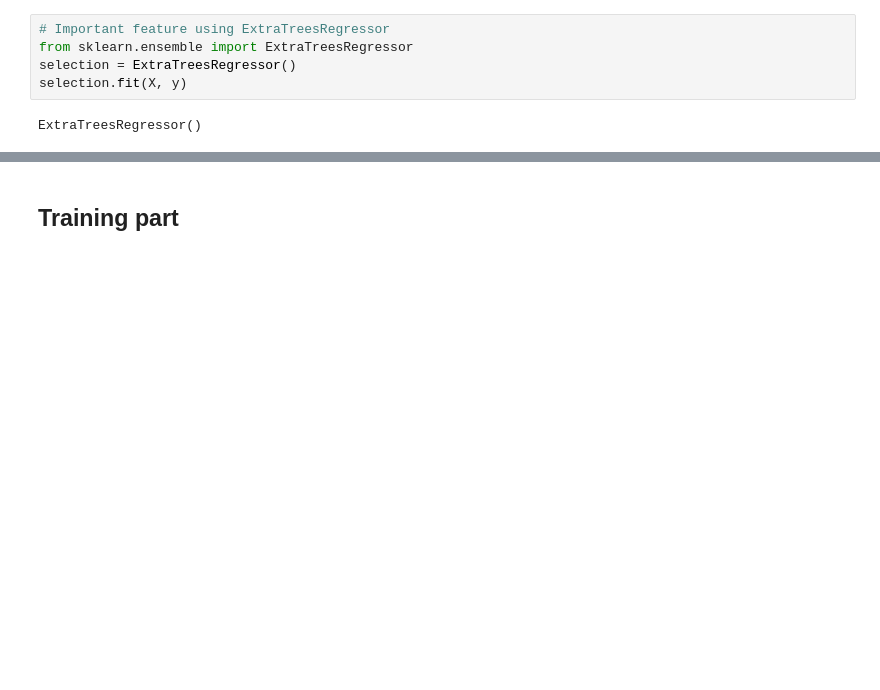
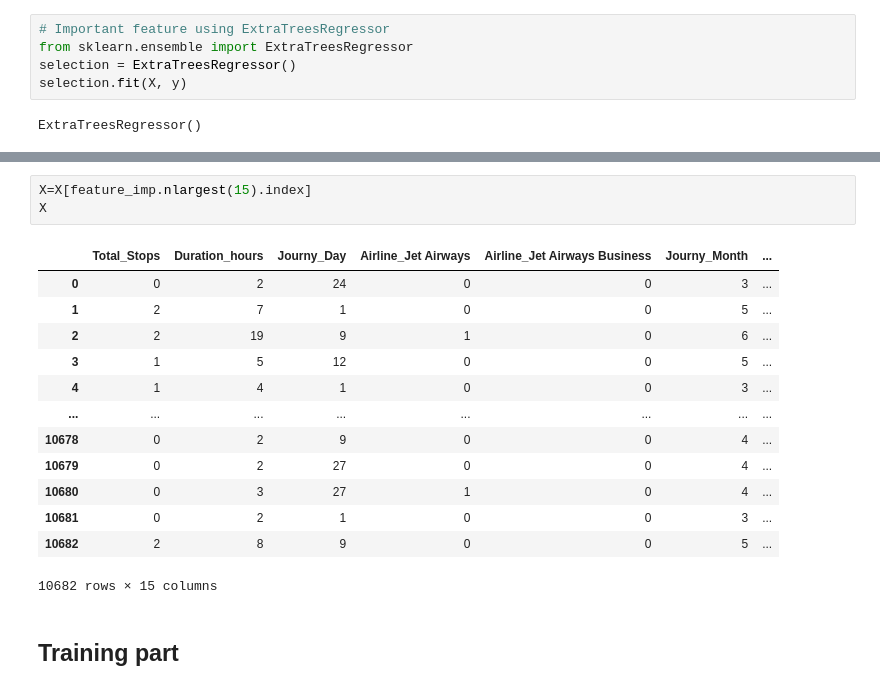
Before and after one commit to nehag312/Flight-Fair-Prediction, a Jupyter notebook: Flight_Fare_Prediction.ipynb, the cells around one changed output, grey strips where cells are left out. Saved outputs shown, nothing was run; the diff lists cells and outputs as text; blank space fills up the shorter version.

```diff
--- a/Flight_Fare_Prediction.ipynb
+++ b/Flight_Fare_Prediction.ipynb
@@ -553,3 +564,20 @@ plt.show()
+# %%
+X=X[feature_imp.nlargest(15).index]
+X
+# %% [output]
+|  | Total_Stops | Duration_hours | Journy_Day | Airline_Jet Airways | Airline_Jet Airways Business | Journy_Month | ... |
+| 0 | 0 | 2 | 24 | 0 | 0 | 3 | ... |
+| 1 | 2 | 7 | 1 | 0 | 0 | 5 | ... |
+| 2 | 2 | 19 | 9 | 1 | 0 | 6 | ... |
+| 3 | 1 | 5 | 12 | 0 | 0 | 5 | ... |
+| 4 | 1 | 4 | 1 | 0 | 0 | 3 | ... |
+| ... | ... | ... | ... | ... | ... | ... | ... |
+| 10678 | 0 | 2 | 9 | 0 | 0 | 4 | ... |
+| 10679 | 0 | 2 | 27 | 0 | 0 | 4 | ... |
+| 10680 | 0 | 3 | 27 | 1 | 0 | 4 | ... |
+| 10681 | 0 | 2 | 1 | 0 | 0 | 3 | ... |
+| 10682 | 2 | 8 | 9 | 0 | 0 | 5 | ... |
+10682 rows × 15 columns
 # %% [markdown]
 ## Training part
 # %%
```
Also changed, not shown: parts of 24 cells of this notebook.
